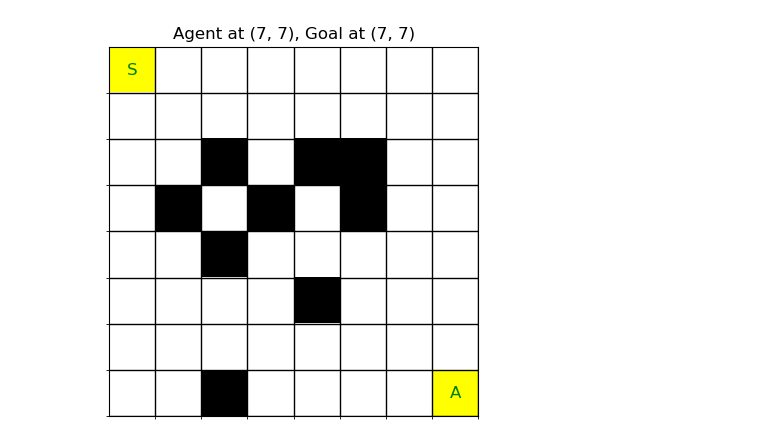
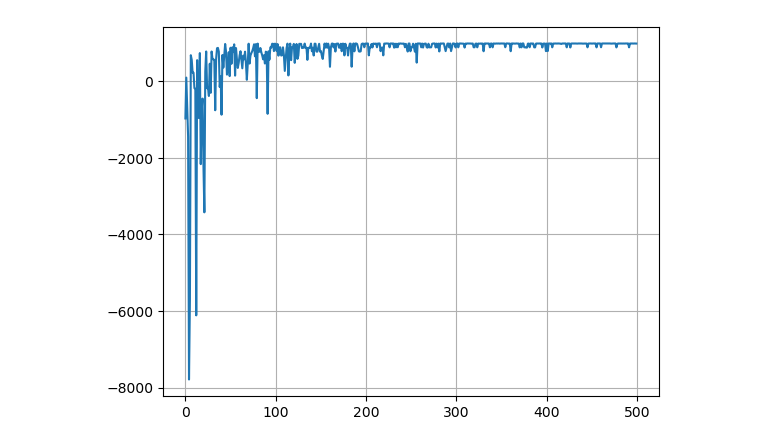
Before and after one commit to hissain/mlworks, a Jupyter notebook: codes/RL_from_real_scratch.ipynb, the cells around one changed output. Drawn from its saved outputs; the diff is of its cells as text; code cells hidden in the pictures.

```diff
--- a/codes/RL_from_real_scratch.ipynb
+++ b/codes/RL_from_real_scratch.ipynb
@@ -211,6 +271,6 @@ def run_policy(env, q_table):
 # %%
 # Define grid size and blocked cells percentage
-n = 8
+n = 6
 start_pos = (0, 0)
 goal_pos = (n-1, n-1)
 block_percentage = 15
@@ -224,9 +284,12 @@ gamma = 0.99  # Discount factor
 epsilon = 1.0  # Exploration rate
 epsilon_min = 0.1
 epsilon_decay = 0.995
-num_episodes = 1000
-max_steps = 300
+num_episodes = 5000
+max_steps = 500
 
+rewards_per_episode = []
+
+t = 1
 # Q-learning algorithm
 for episode in range(num_episodes):
     state = env.reset()
@@ -254,8 +317,10 @@ for episode in range(num_episodes):
     # Decay epsilon
     epsilon = max(epsilon_min, epsilon_decay * epsilon)
 
-    if (episode + 1) % 100 == 0:
+    if (episode + 1) % int(20/epsilon) - 20 == 0:
         print(f"Episode {episode + 1}, Total Reward: {total_reward}, Epsilon: {epsilon}")
+
+    rewards_per_episode.append(total_reward)
 
 print("Training finished!")
 print("final qtable shape:", q_table.shape)
@@ -280,5 +345,6 @@ plot_q_table(q_table, action_index=0)
-# %%
-# Test the trained agent
-run_policy(env, q_table)
-# %% [output]
-[figure, removed]
+# %%
+plt.plot(rewards_per_episode[:500])
+plt.grid(True)
+plt.show()
+# %% [output]
+[figure, added]
```
Also changed, not shown: parts of 6 cells of this notebook.
